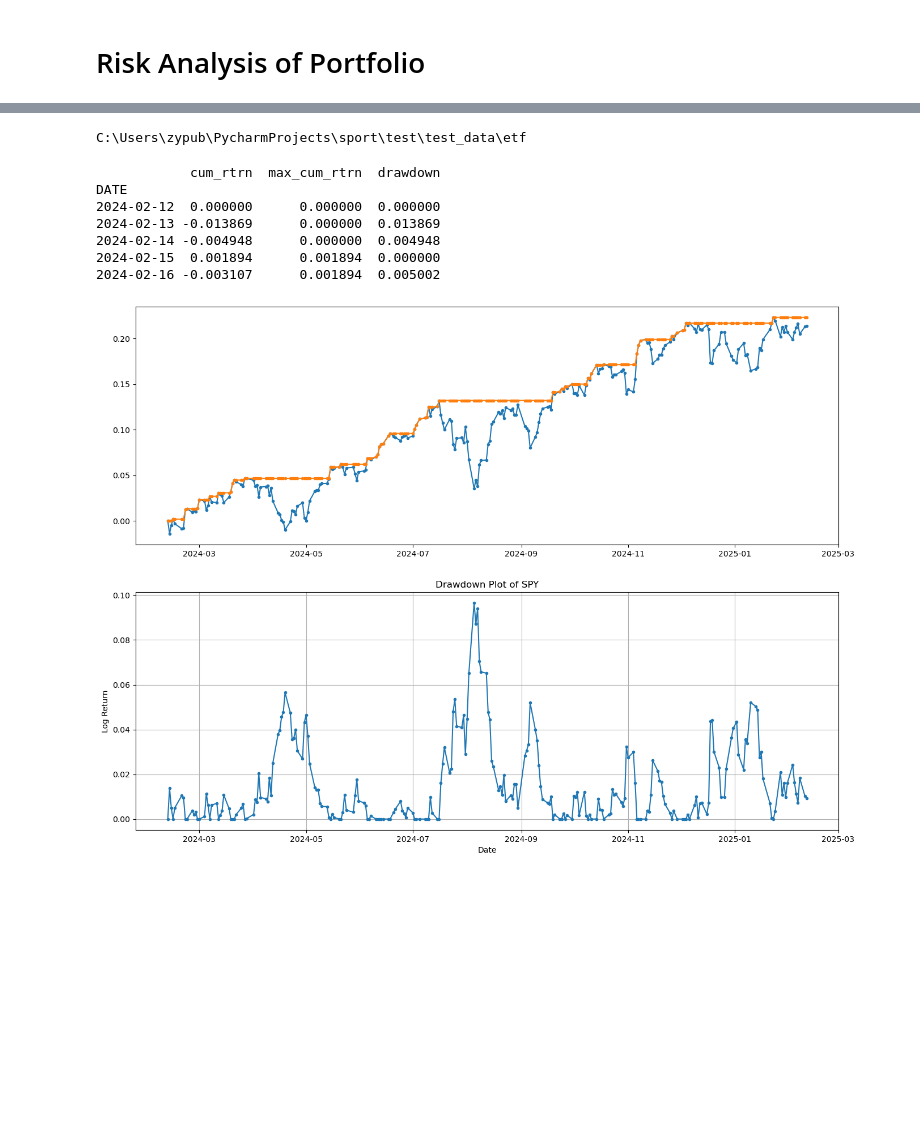
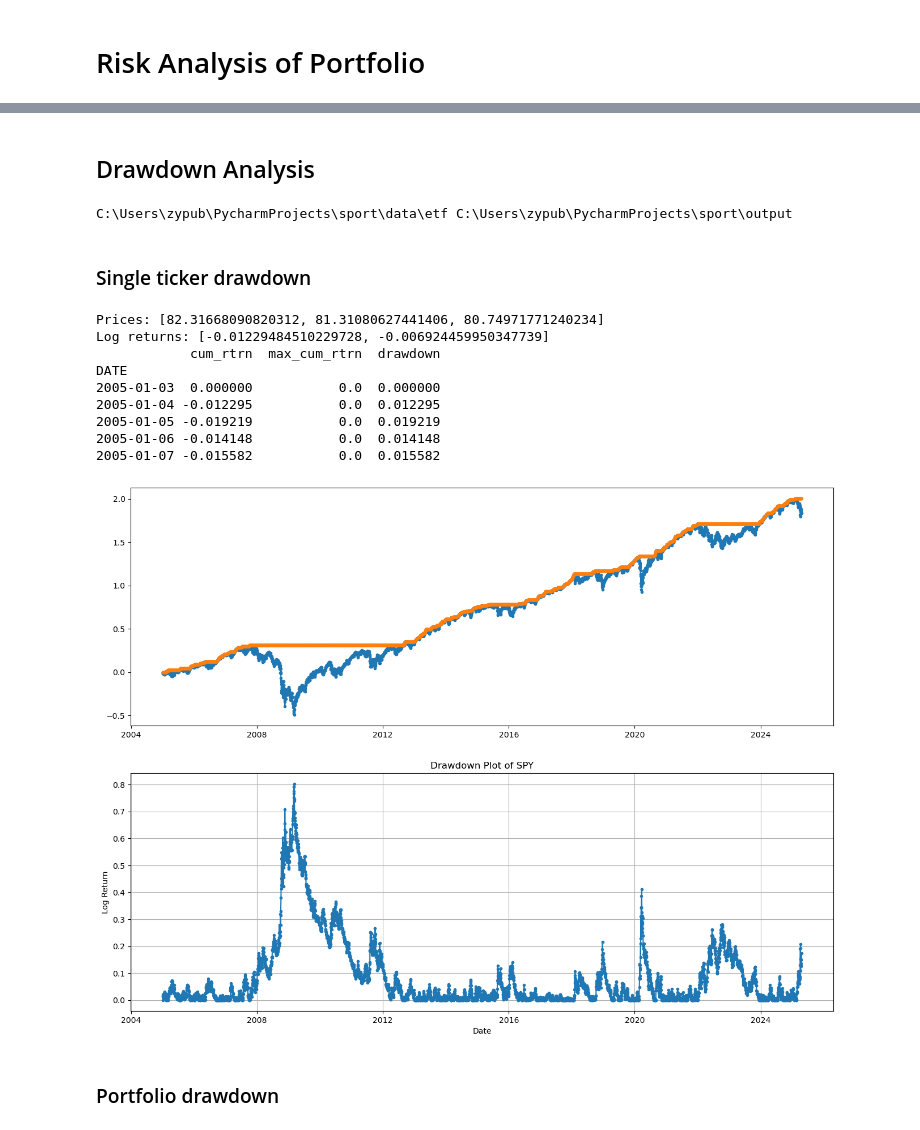
Before and after one commit to quantsummaries/sport, a Jupyter notebook: risk_analysis.ipynb, the cells around one changed output, grey strips where cells are left out. Cells and saved outputs as stored; diff of their text form; code cells hidden in the pictures; blank space fills up the shorter version.

Commit message:
finished drawdown risk analysis.

```diff
--- a/risk_analysis.ipynb
+++ b/risk_analysis.ipynb
@@ -51,40 +21,57 @@ def drawdown(rtrns: List[float], type: str) -> pd.DataFrame:
+# %% [markdown]
+## Drawdown Analysis
 # %%
-data_dir = os.path.join(os.getcwd(), "test", "test_data", "etf")
-print(data_dir)
+data_dir = os.path.join(os.getcwd(), "data", "etf")
+output_dir = os.path.join(os.getcwd(), 'output')
+if not os.path.exists(output_dir):
+    os.makedirs(output_dir)
+
+print(data_dir, output_dir)
 # %% [output]
-C:\Users\zypub\PycharmProjects\sport\test\test_data\etf
+C:\Users\zypub\PycharmProjects\sport\data\etf C:\Users\zypub\PycharmProjects\sport\output
+# %% [markdown]
+### Single ticker drawdown
+# %%
+ticker = "SPY"
+
+data = pd.read_csv(os.path.join(data_dir, f"""{ticker}.csv"""))
+data['DATE'] = [datetime.datetime.strptime(x, "%Y-%m-%d").date() for x in data['DATE']]
+
+prices = data['CLOSE'].to_list()
+print("Prices:", prices[0:3])
+
+rtrns = [math.log(prices[i]) - math.log(prices[i - 1]) for i in range(1, len(prices))]
+print("Log returns:", rtrns[0:2])
+
+dd = drawdown(rtrns=rtrns, type='log')
+dd.index = data['DATE']
+dd.to_csv(os.path.join(output_dir, f"""{ticker}_dd.csv"""), index=True)
+print(dd.head())
+# %% [output]
+Prices: [82.31668090820312, 81.31080627441406, 80.74971771240234]
+Log returns: [-0.01229484510229728, -0.006924459950347739]
+            cum_rtrn  max_cum_rtrn  drawdown
+DATE
+2005-01-03  0.000000           0.0  0.000000
+2005-01-04 -0.012295           0.0  0.012295
+2005-01-05 -0.019219           0.0  0.019219
+2005-01-06 -0.014148           0.0  0.014148
+2005-01-07 -0.015582           0.0  0.015582
 # %%
-ticker = "SPY"
-
-data = pd.read_csv(os.path.join(data_dir, f"""{ticker}.csv"""))
-data['DATE'] = [datetime.datetime.strptime(x, "%Y-%m-%d").date() for x in data['DATE']]
-
-prices = data['CLOSE'].to_list()
-rtrns = [math.log(prices[i]) - math.log(prices[i - 1]) for i in range(1, len(prices))]
-
-dd = drawdown(rtrns=rtrns, type='simple')
-dd.index = data['DATE']
-print(dd.head())
-
 fig, axes = plt.subplots(nrows=2, ncols=1, figsize=(16,12))
 
 axes[0].plot(dd.index, dd['cum_rtrn'], marker='.', linestyle='-')
 axes[0].plot(dd.index, dd['max_cum_rtrn'], marker='.', linestyle='-')
 
 axes[1].plot(dd.index, dd['drawdown'], marker='.', linestyle='-')
 
 plt.title(f"""Drawdown Plot of {ticker}""")
 plt.xlabel('Date')
 plt.ylabel('Log Return')
 plt.grid(True)
 
 plt.show()
 # %% [output]
-            cum_rtrn  max_cum_rtrn  drawdown
-DATE
-2024-02-12  0.000000      0.000000  0.000000
-2024-02-13 -0.013869      0.000000  0.013869
-2024-02-14 -0.004948      0.000000  0.004948
-2024-02-15  0.001894      0.001894  0.000000
-2024-02-16 -0.003107      0.001894  0.005002
-[figure, old version]
+[figure, new version]
+# %% [markdown]
+### Portfolio drawdown
```
Also changed, not shown: parts of 12 cells of this notebook, 30 other files.
